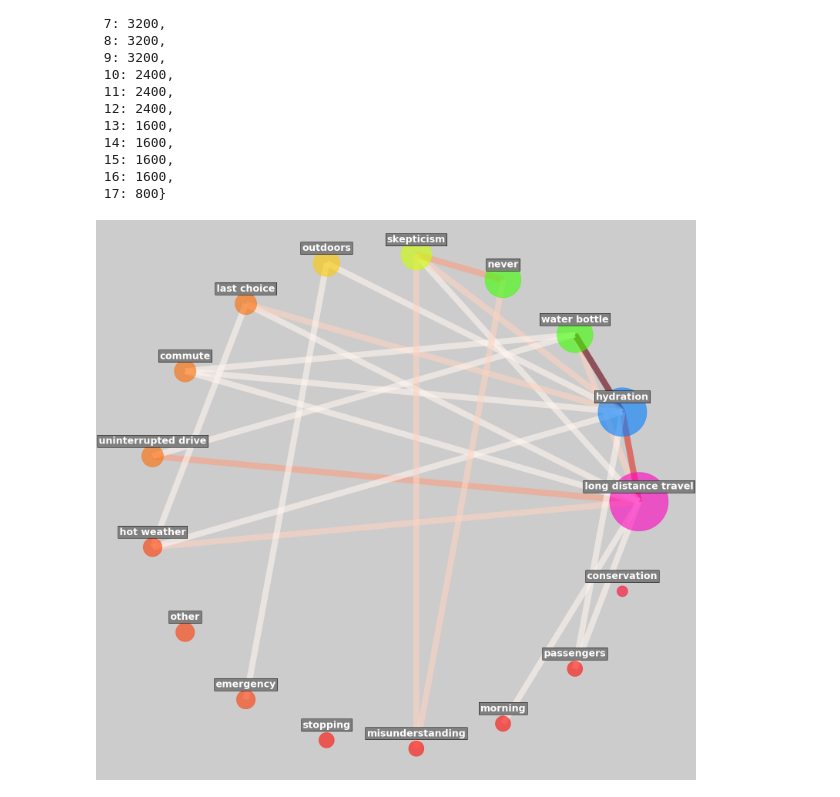
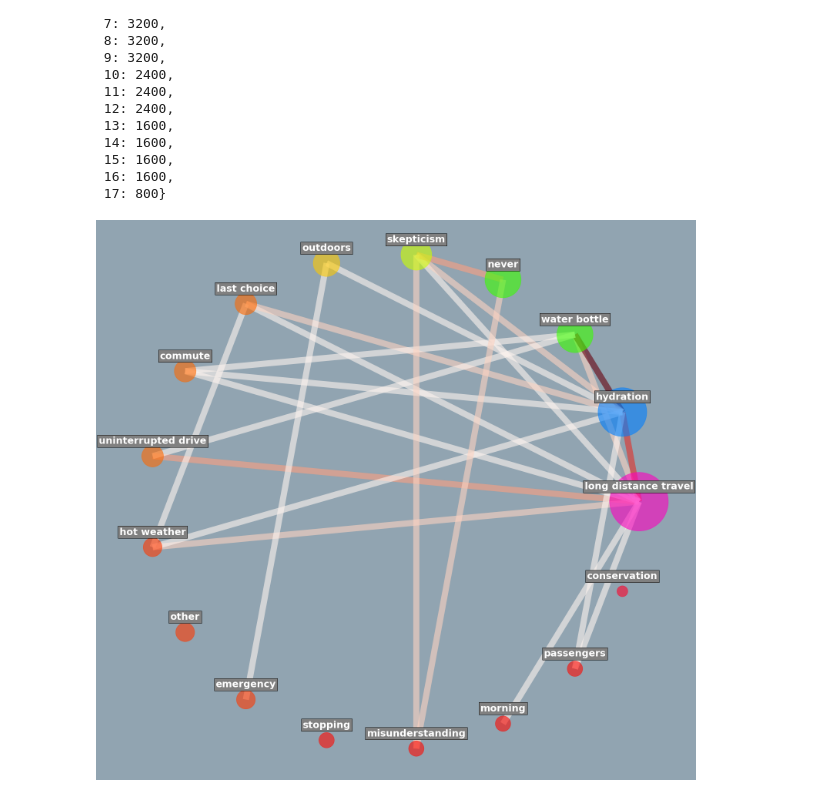
Before and after one commit to sakoki/water_q_project, a Jupyter notebook: analysis.ipynb, the cells around one changed output. Drawn from its saved outputs; the diff is of its cells as text; code cells hidden in the pictures.

```diff
--- a/analysis.ipynb
+++ b/analysis.ipynb
@@ -196,7 +215,3 @@ See the caveats in the documentation: http://pandas.pydata.org/pandas-docs/stabl
 # %%
 # Generate subplot grid coordinates
-axis_keys = []
-for i in list(range(5)):
-    axis_keys.append((i))
-
-axis_keys[:5]
+axis_keys = np.arange(5)
@@ -224,10 +233,11 @@ array([0, 1, 2, 3, 4, 5, 6, 7])
 # %%
 fig, ax = plt.subplots(figsize=(20,10), nrows=1, ncols=5, sharey=True)
-fig.suptitle('Distribution of Factor Importances', fontsize=24)
+fig.suptitle('Factor Importances', fontsize=28)
 
 for k, v in subplot_data.items():
-    ax[v].hist(factors[k], bins=np.arange(0,8), color=colors[v], edgecolor='black')
-    ax[v].set_title(k, fontsize=15)
+    ax[v].hist(factors[k], bins=np.arange(1,9), range=(1,7),
+               histtype='bar', color=colors[v], edgecolor='black')
+    ax[v].set_title(k, fontsize=17)
 
     y = []
     for rects in ax[v].patches:
@@ -239,11 +249,14 @@ for k, v in subplot_data.items():
                    '{:1.2f}'.format(height/factors.shape[0]),
                    ha='center')
 
-    pos_score = sum(y[-3:])/factors.shape[0]
-    ax[v].set_xlabel('Importance score {:1.2f}'.format(pos_score), fontsize=14)
+    # weighted average using frequency of each ranking
+    pos_score = np.average(np.array([1,2,3,4,5,6,7]), weights=np.array(y))
+    print(pos_score)
+#    pos_score = sum(y[-3:])/factors.shape[0]
+    ax[v].set_xlabel('Importance score {:1.2f}'.format(pos_score), fontsize=17)
 
 
-fig = plt.gcf() # get current figure
-fig.savefig("./images/Factors.png")
+fig = plt.gcf()
+# fig.savefig("./images/Factors.png")
 plt.show()
 # %% [output]
@@ -717,44 +687,34 @@ node_size
 fig = plt.figure(2, figsize=(20,20))
 pos = nx.shell_layout(G)
 
-# Shifted coordinates for labels
+# Shifted coordinates for custom labels
 pos_higher = {}
 for k,v in pos.items():
     pos_higher[k] = (v[0], v[1]+0.05)
-
-# First version of graph
-# nx.draw(G, pos, node_size=list(node_size.values()), width=list(edge_weights.values()),
-#        node_color=list(node_size.values()), cmap='gist_rainbow', alpha=0.6)
-
 
 # Explicitly state node and edges
 nodes_id = list(G.nodes())
 edges_id = list(G.edges())
 
 nx.draw(G, pos, node_list=nodes_id,
         node_size=list(node_size.values()),
         edges=edges_id,
         edge_color=list(edge_weights.values()),
         width=16.0,
         edge_cmap=plt.cm.Reds,
         node_color=list(node_size.values()),
         cmap='gist_rainbow',
         alpha=0.6)
 
-# nx.draw(G, pos, node_size=list(node_size.values()), edge_color=list(edge_weights.values()), width=15.0,
-#         edge_cmap=plt.cm.Reds, node_color=list(node_size.values()), cmap='gist_rainbow', alpha=0.6)
-
 # Change background color
-# fig.set_facecolor('lightslategray')
-fig.set_facecolor('#cccccc')
+fig.set_facecolor('#91A4B1')
 
 # add node labels
 for k, v in pos_higher.items():
     plt.text(x=v[0], y=v[1], s=node_attr[k], bbox=dict(facecolor='grey'), fontsize=25,
              weight='bold', horizontalalignment='center', color='white')
 
-# G = nx.draw_networkx_labels(G, pos_higher, labels=node_attr, font_size=20, font_color='blue')
-plt.savefig('./images/concept_map.pdf', facecolor=fig.get_facecolor(), bbox_inches="tight")
+# plt.savefig('./images/concept_map_3.pdf', facecolor=fig.get_facecolor(), bbox_inches="tight")
 plt.show()
 # %% [output]
-[figure, old version]
+[figure, new version]
```
Also changed, not shown: parts of 19 cells of this notebook.
